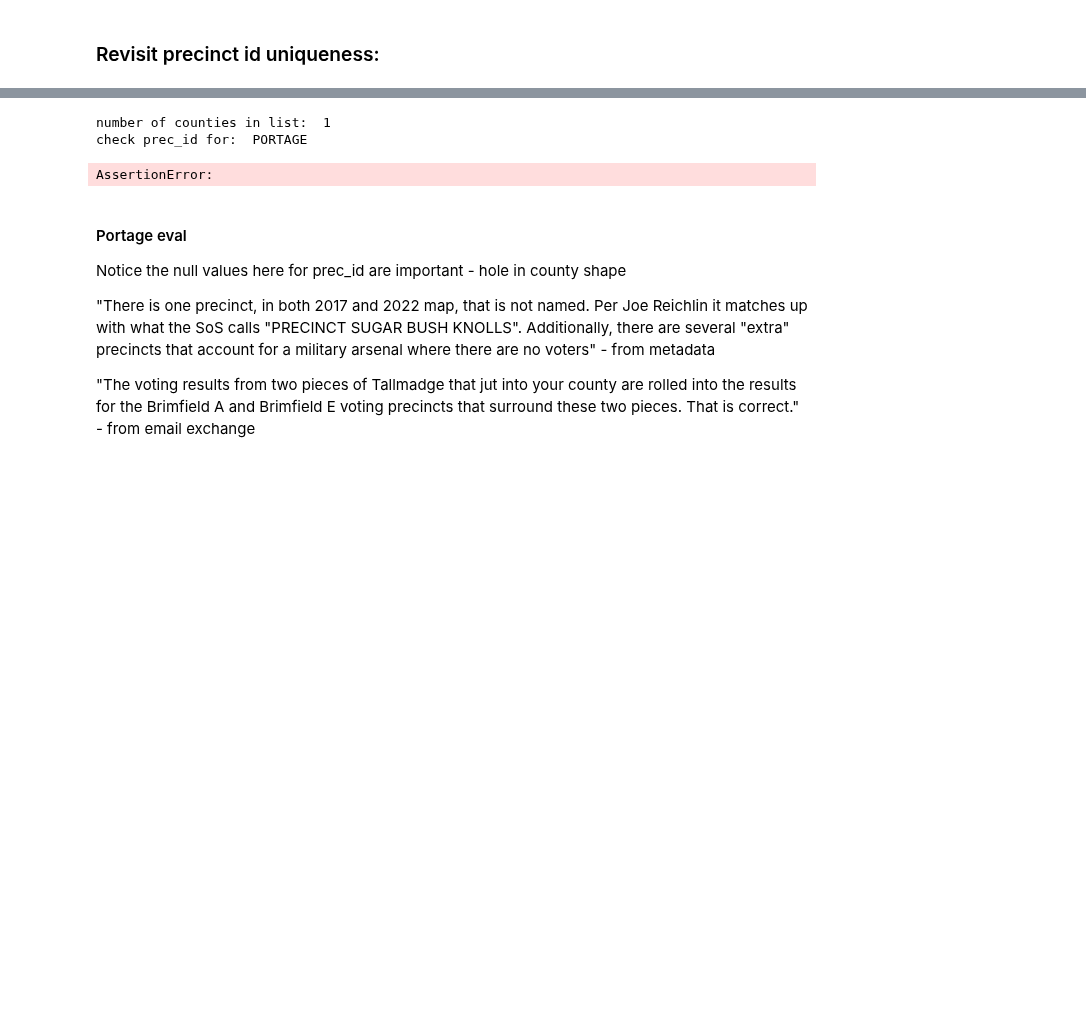
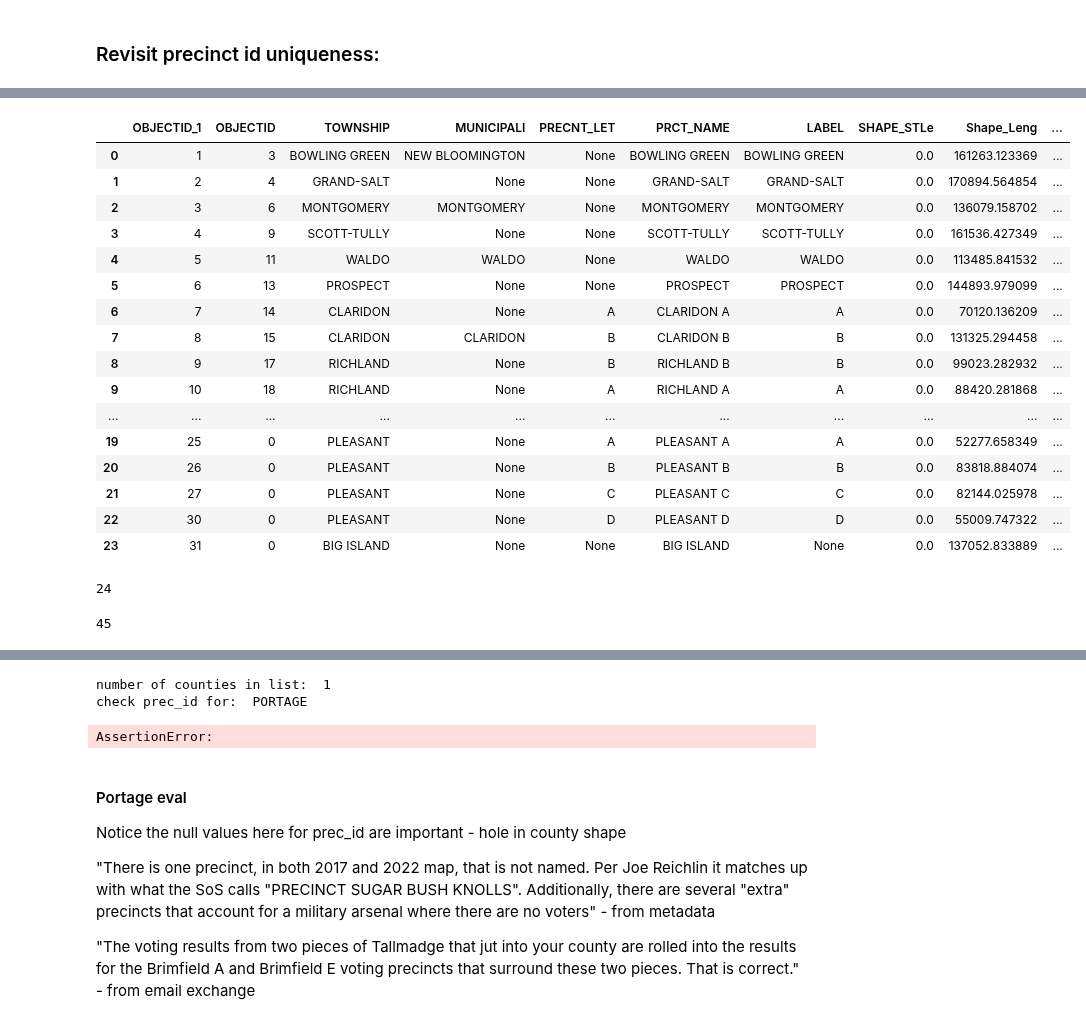
Before and after one commit to nonpartisan-redistricting-datahub/pber_collection, a Jupyter notebook: OH/2022/oh_boundaries_prec_matching.ipynb, the cells around one changed output, grey strips where cells are left out. Saved outputs shown, nothing was run; the diff lists cells and outputs as text; code cells hidden in the pictures; blank space fills up the shorter version.

```diff
--- a/OH/2022/oh_boundaries_prec_matching.ipynb
+++ b/OH/2022/oh_boundaries_prec_matching.ipynb
@@ -694,3 +669,7 @@ check prec_id for:  PICKAWAY
 check prec_id for:  WOOD
 # %% [markdown]
 ### Revisit precinct id uniqueness:
+# %%
+marion_aug=gp.read_file("./boundaries/marion_precincts_2022/MARION_COUNTY_PRECINCTS_CONSOLIDATED_AUG2022.shp")
+marion_dec = gp.read_file("./boundaries/marion_precincts_2022/City_Council_Wards_December2022.shp")
+marion = gp.GeoDataFrame(pd.concat([marion_aug, marion_dec], ignore_index=True), crs=bound20_reused_counties_gdf.crs)
@@ -696,0 +696,28 @@ check prec_id for:  WOOD
+# %%
+marion_aug
+# %% [output]
+|  | OBJECTID_1 | OBJECTID | TOWNSHIP | MUNICIPALI | PRECNT_LET | PRCT_NAME | LABEL | SHAPE_STLe | Shape_Leng | ... |
+| 0 | 1 | 3 | BOWLING GREEN | NEW BLOOMINGTON | None | BOWLING GREEN | BOWLING GREEN | 0.0 | 161263.123369 | ... |
+| 1 | 2 | 4 | GRAND-SALT | None | None | GRAND-SALT | GRAND-SALT | 0.0 | 170894.564854 | ... |
+| 2 | 3 | 6 | MONTGOMERY | MONTGOMERY | None | MONTGOMERY | MONTGOMERY | 0.0 | 136079.158702 | ... |
+| 3 | 4 | 9 | SCOTT-TULLY | None | None | SCOTT-TULLY | SCOTT-TULLY | 0.0 | 161536.427349 | ... |
+| 4 | 5 | 11 | WALDO | WALDO | None | WALDO | WALDO | 0.0 | 113485.841532 | ... |
+| 5 | 6 | 13 | PROSPECT | None | None | PROSPECT | PROSPECT | 0.0 | 144893.979099 | ... |
+| 6 | 7 | 14 | CLARIDON | None | A | CLARIDON A | A | 0.0 | 70120.136209 | ... |
+| 7 | 8 | 15 | CLARIDON | CLARIDON | B | CLARIDON B | B | 0.0 | 131325.294458 | ... |
+| 8 | 9 | 17 | RICHLAND | None | B | RICHLAND B | B | 0.0 | 99023.282932 | ... |
+| 9 | 10 | 18 | RICHLAND | None | A | RICHLAND A | A | 0.0 | 88420.281868 | ... |
+| ... | ... | ... | ... | ... | ... | ... | ... | ... | ... | ... |
+| 19 | 25 | 0 | PLEASANT | None | A | PLEASANT A | A | 0.0 | 52277.658349 | ... |
+| 20 | 26 | 0 | PLEASANT | None | B | PLEASANT B | B | 0.0 | 83818.884074 | ... |
+| 21 | 27 | 0 | PLEASANT | None | C | PLEASANT C | C | 0.0 | 82144.025978 | ... |
+| 22 | 30 | 0 | PLEASANT | None | D | PLEASANT D | D | 0.0 | 55009.747322 | ... |
+| 23 | 31 | 0 | BIG ISLAND | None | None | BIG ISLAND | None | 0.0 | 137052.833889 | ... |
+# %%
+marion["PRCT_NAME"].nunique()
+# %% [output]
+24
+# %%
+er22["UNIQUE_ID"][er22["county"]=="MARION"].nunique()
+# %% [output]
+45
```
Also changed, not shown: parts of 19 cells of this notebook.
